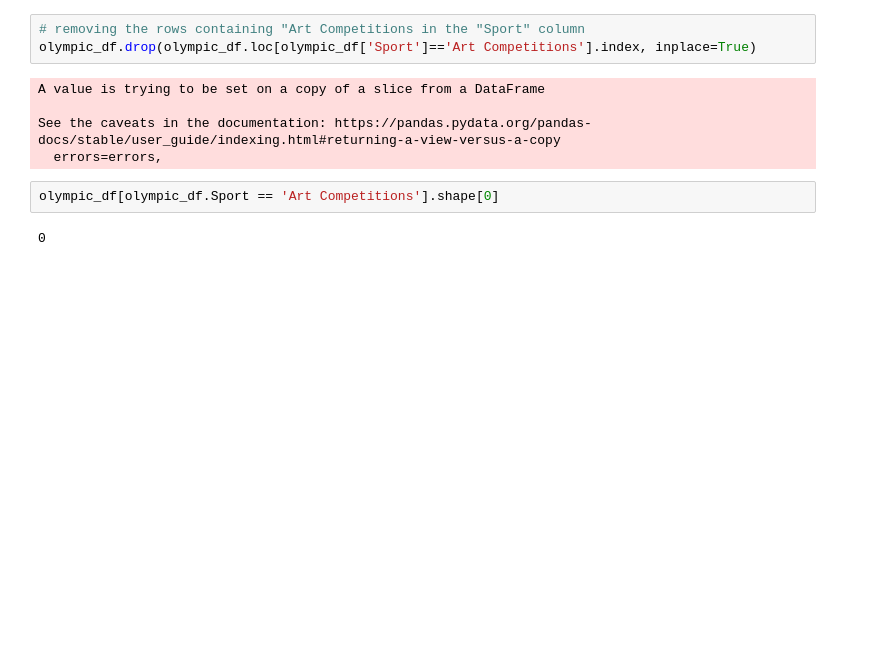
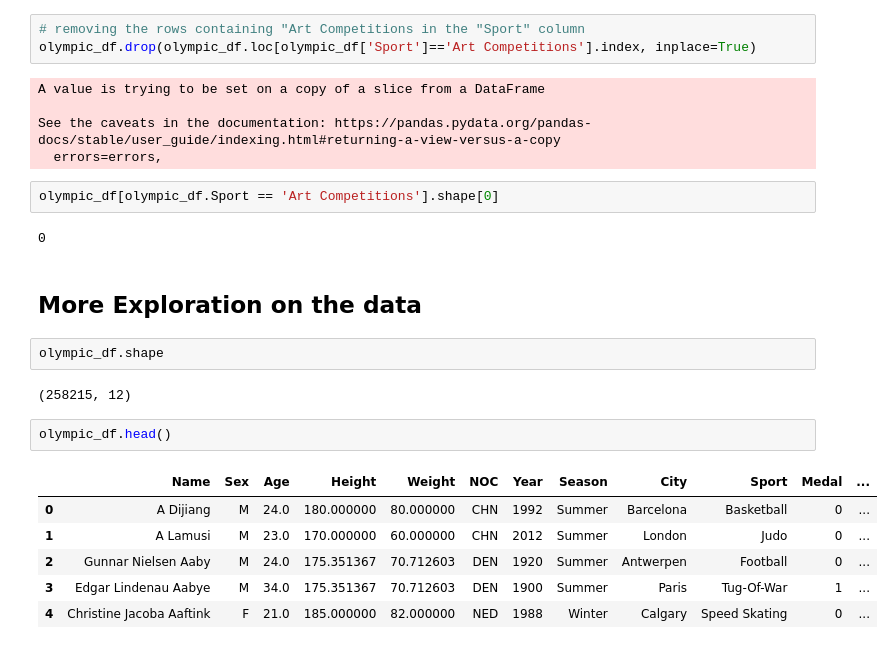
Before and after one commit to MaH1996SdN/Olympic_Games, a Jupyter notebook: Programming_Project_Olympic.ipynb, the cells around one changed output. Cells and saved outputs as stored; diff of their text form; blank space fills up the shorter version.

Commit message:
more exploration about medals

```diff
--- a/Programming_Project_Olympic.ipynb
+++ b/Programming_Project_Olympic.ipynb
@@ -491,3 +491,18 @@ See the caveats in the documentation: https://pandas.pydata.org/pandas-docs/stab
 olympic_df[olympic_df.Sport == 'Art Competitions'].shape[0]
 # %% [output]
 0
+# %% [markdown]
+## More Exploration on the data
+# %%
+olympic_df.shape
+# %% [output]
+(258215, 12)
+# %%
+olympic_df.head()
+# %% [output]
+|  | Name | Sex | Age | Height | Weight | NOC | Year | Season | City | Sport | Medal | ... |
+| 0 | A Dijiang | M | 24.0 | 180.000000 | 80.000000 | CHN | 1992 | Summer | Barcelona | Basketball | 0 | ... |
+| 1 | A Lamusi | M | 23.0 | 170.000000 | 60.000000 | CHN | 2012 | Summer | London | Judo | 0 | ... |
+| 2 | Gunnar Nielsen Aaby | M | 24.0 | 175.351367 | 70.712603 | DEN | 1920 | Summer | Antwerpen | Football | 0 | ... |
+| 3 | Edgar Lindenau Aabye | M | 34.0 | 175.351367 | 70.712603 | DEN | 1900 | Summer | Paris | Tug-Of-War | 1 | ... |
+| 4 | Christine Jacoba Aaftink | F | 21.0 | 185.000000 | 82.000000 | NED | 1988 | Winter | Calgary | Speed Skating | 0 | ... |
```
Also changed, not shown: parts of 12 cells of this notebook.
